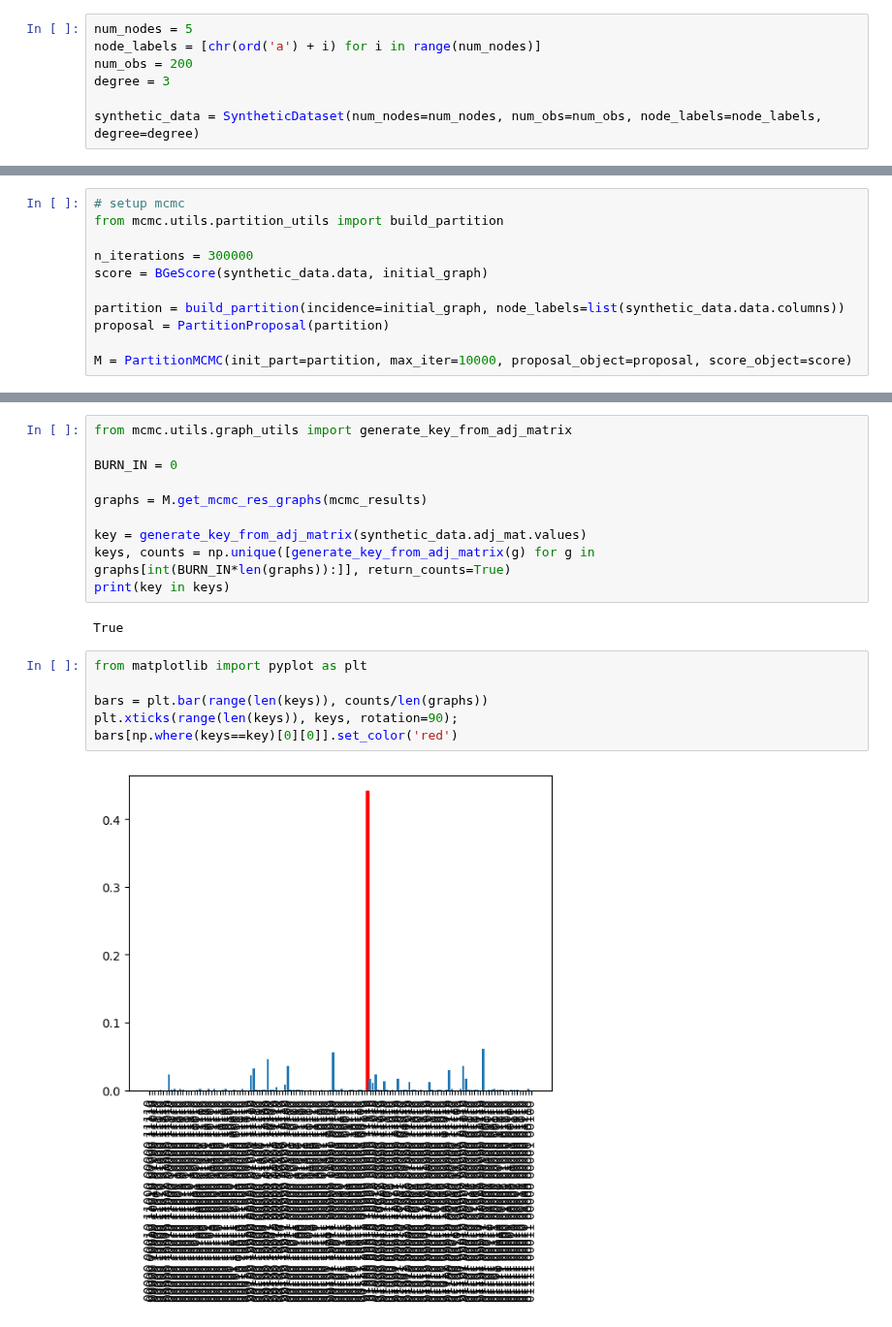
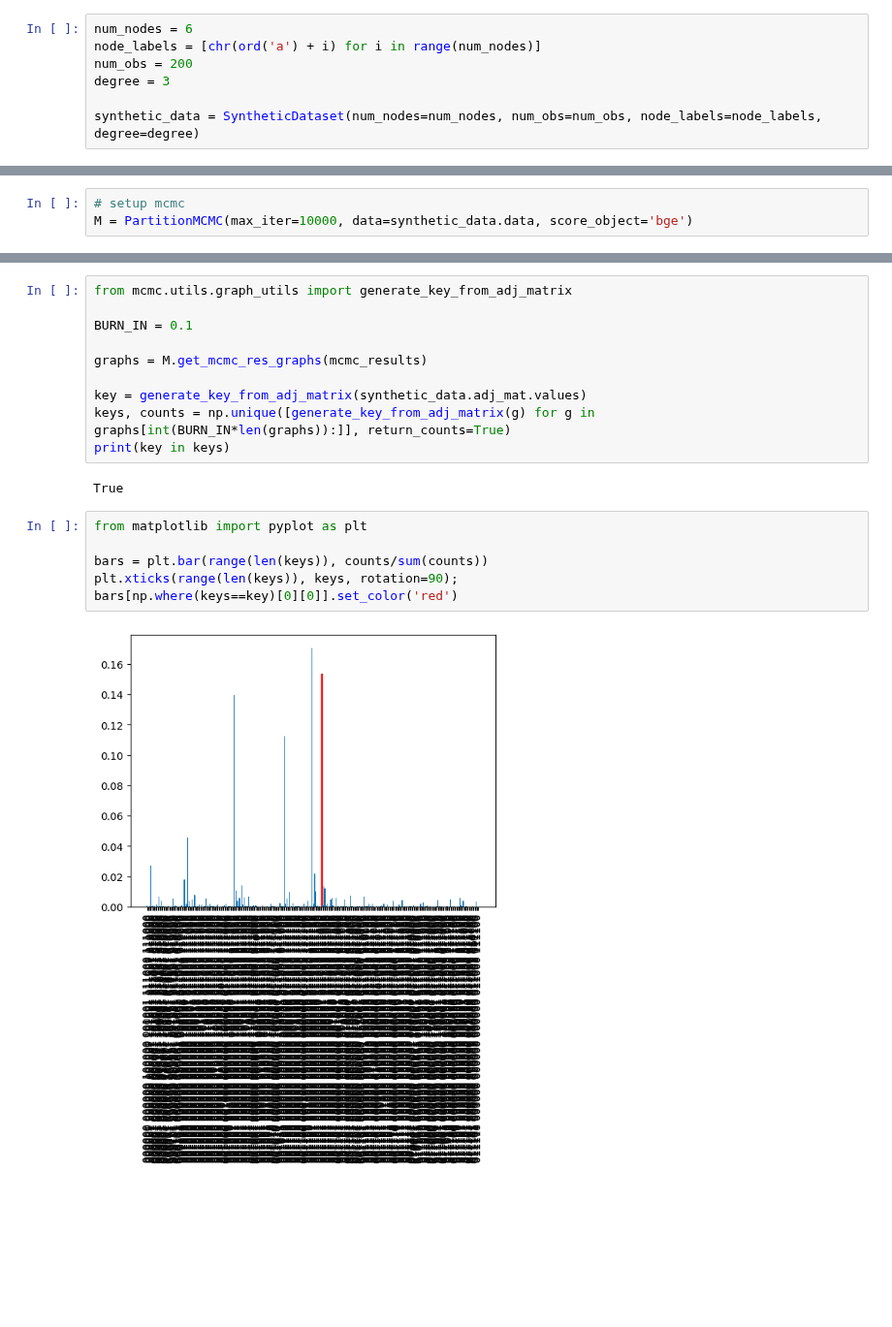
Before and after one commit to human-technology-institute/structure_learning, a Jupyter notebook: examples/partition_mcmc.ipynb, the cells around one changed output, grey strips where cells are left out. Shown at 97% size. Drawn from its saved outputs; the diff is of its cells as text; blank space fills up the shorter version.

```diff
--- a/examples/partition_mcmc.ipynb
+++ b/examples/partition_mcmc.ipynb
@@ -10,5 +14,5 @@ np.random.seed(32205)
 # %%
-num_nodes = 5
+num_nodes = 6
 node_labels = [chr(ord('a') + i) for i in range(num_nodes)]
 num_obs = 200
 degree = 3
@@ -47,11 +43,3 @@ initial_graph = initial_graph[:, p]
 # %%
 # setup mcmc
-from mcmc.utils.partition_utils import build_partition
-
-n_iterations = 300000
-score = BGeScore(synthetic_data.data, initial_graph)
-
-partition = build_partition(incidence=initial_graph, node_labels=list(synthetic_data.data.columns))
-proposal = PartitionProposal(partition)
-
-M = PartitionMCMC(init_part=partition, max_iter=10000, proposal_object=proposal, score_object=score)
+M = PartitionMCMC(max_iter=10000, data=synthetic_data.data, score_object='bge')
@@ -67,7 +57,7 @@ Acceptance_ratio: 0.1054
 # %%
 from mcmc.utils.graph_utils import generate_key_from_adj_matrix
 
-BURN_IN = 0
+BURN_IN = 0.1
 
 graphs = M.get_mcmc_res_graphs(mcmc_results)
 
@@ -79,11 +69,11 @@ True
 # %%
 from matplotlib import pyplot as plt
 
-bars = plt.bar(range(len(keys)), counts/len(graphs))
+bars = plt.bar(range(len(keys)), counts/sum(counts))
 plt.xticks(range(len(keys)), keys, rotation=90);
 bars[np.where(keys==key)[0][0]].set_color('red')
 # %% [output]
-[figure, old version]
+[figure, new version]
 # %%
 from mcmc.utils.partition_utils import convert_partition_to_party_permy_posy
 from mcmc.utils.score_utils import partition_score
```
Also changed, not shown: parts of 13 cells of this notebook, 8 other files.
